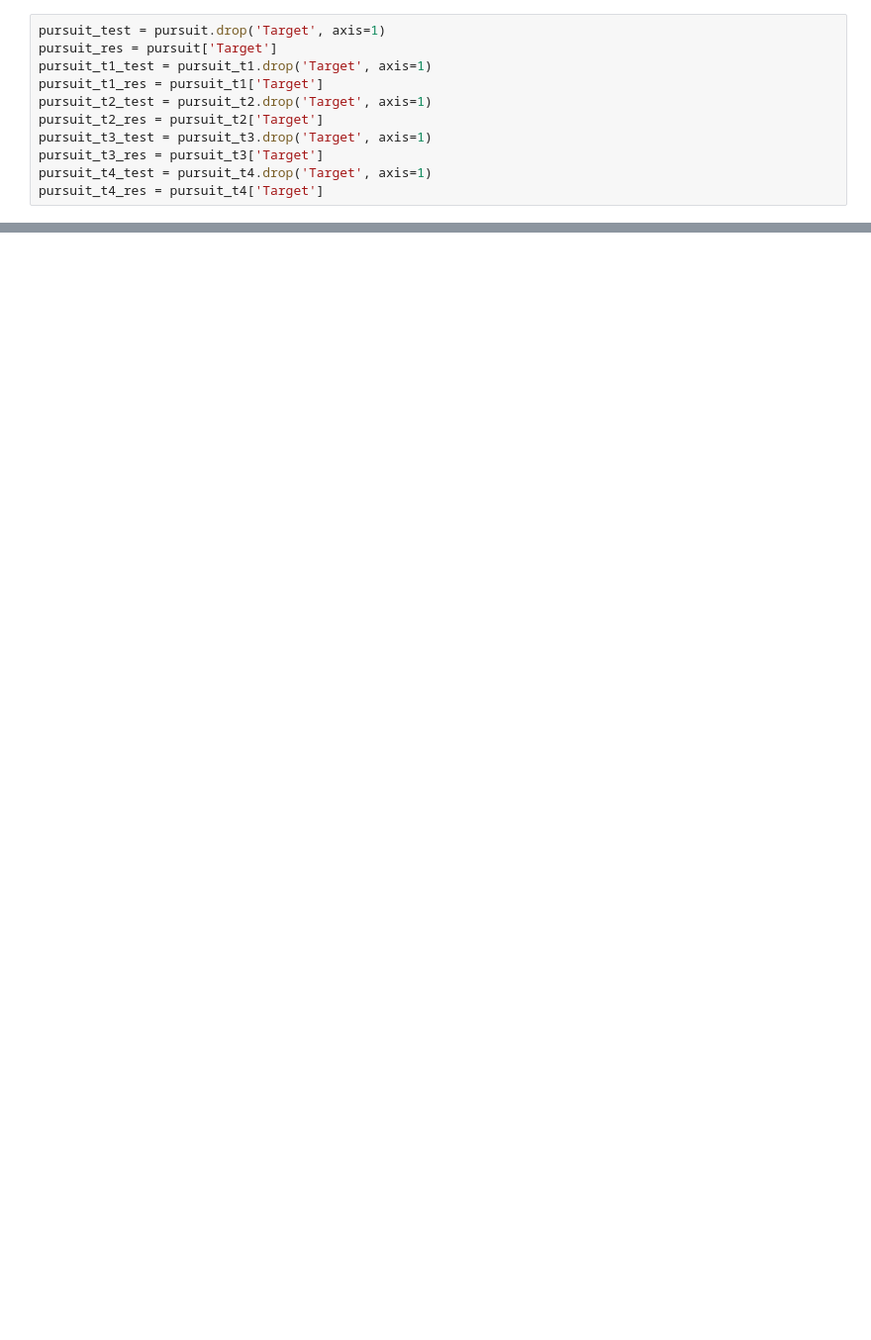
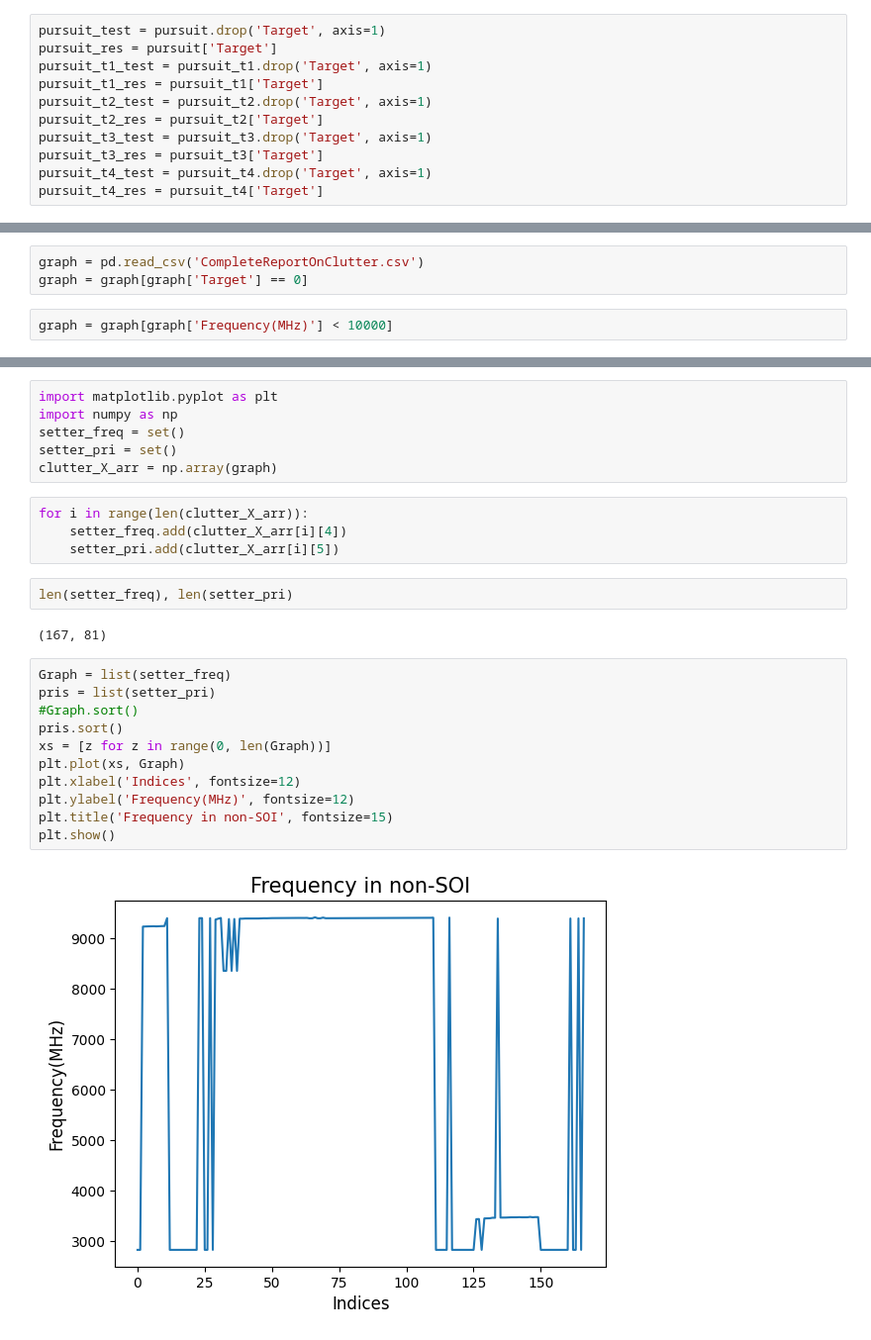
Before and after one commit to priyanshun2017/Temp-Repo, a Jupyter notebook: model_01.ipynb, the cells around one changed output, grey strips where cells are left out. Shown at 99% size. Drawn from its saved outputs; the diff is of its cells as text; blank space fills up the shorter version.

```diff
--- a/model_01.ipynb
+++ b/model_01.ipynb
@@ -246,0 +344,5 @@ df[df['Target'] == 0].describe()
+# %%
+graph = pd.read_csv('CompleteReportOnClutter.csv')
+graph = graph[graph['Target'] == 0]
+# %%
+graph = graph[graph['Frequency(MHz)'] < 10000]
@@ -246,0 +369,27 @@ df[df['Target'] == 0].describe()
+# %%
+import matplotlib.pyplot as plt
+import numpy as np
+setter_freq = set()
+setter_pri = set()
+clutter_X_arr = np.array(graph)
+# %%
+for i in range(len(clutter_X_arr)):
+    setter_freq.add(clutter_X_arr[i][4])
+    setter_pri.add(clutter_X_arr[i][5])
+# %%
+len(setter_freq), len(setter_pri)
+# %% [output]
+(167, 81)
+# %%
+Graph = list(setter_freq)
+pris = list(setter_pri)
+#Graph.sort()
+pris.sort()
+xs = [z for z in range(0, len(Graph))]
+plt.plot(xs, Graph)
+plt.xlabel('Indices', fontsize=12)
+plt.ylabel('Frequency(MHz)', fontsize=12)
+plt.title('Frequency in non-SOI', fontsize=15)
+plt.show()
+# %% [output]
+[figure, added]
```
Also changed, not shown: parts of 17 cells of this notebook, 5 other files.
